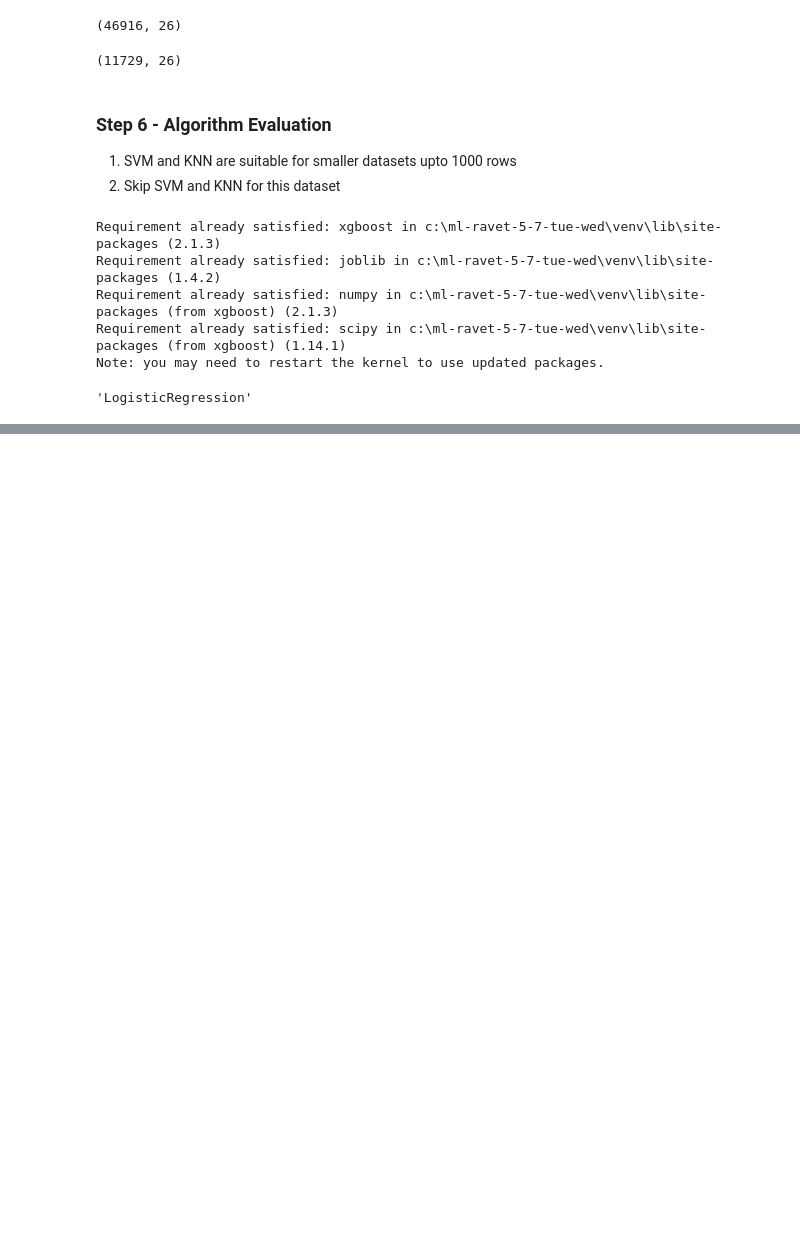
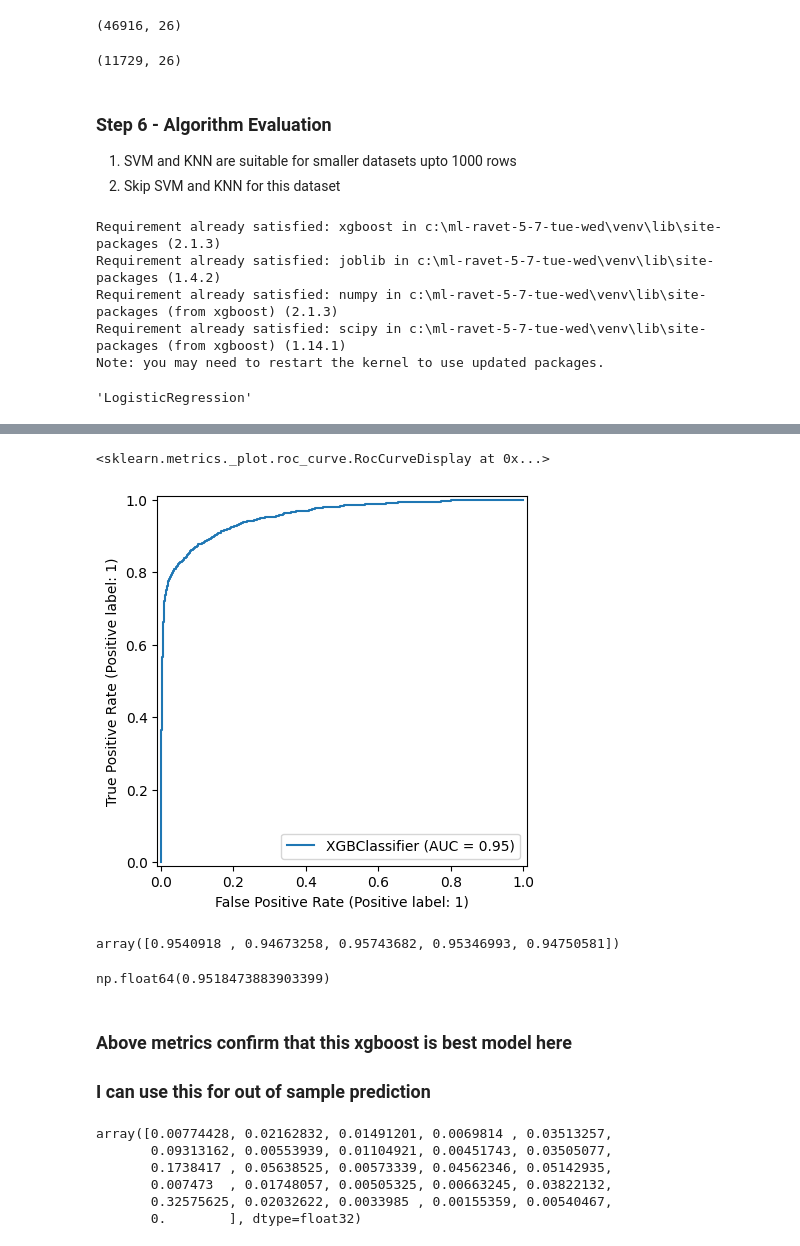
Before and after one commit to utkarshg1/ML-Ravet-5-7-Tue-Wed, a Jupyter notebook: 14 Algo Evaluation/AlgoEval.ipynb, the cells around one changed output, grey strips where cells are left out. Cells and saved outputs as stored; diff of their text form; code cells hidden in the pictures; blank space fills up the shorter version.

```diff
--- a/14 Algo Evaluation/AlgoEval.ipynb
+++ b/14 Algo Evaluation/AlgoEval.ipynb
@@ -287,0 +405,29 @@ def evaluate_single_model(model, xtrain, ytrain, xtest, ytest):
+# %%
+from sklearn.metrics import RocCurveDisplay
+
+RocCurveDisplay.from_estimator(best_model, xtest, ytest)
+# %% [output]
+<sklearn.metrics._plot.roc_curve.RocCurveDisplay at 0x...>
+[figure, added]
+# %%
+roc_scores = cross_val_score(best_model, xtrain, ytrain, cv=5, scoring="roc_auc")
+
+roc_scores
+# %% [output]
+array([0.9540918 , 0.94673258, 0.95743682, 0.95346993, 0.94750581])
+# %%
+roc_scores.mean()
+# %% [output]
+np.float64(0.9518473883903399)
+# %% [markdown]
+### Above metrics confirm that this xgboost is best model here
+### I can use this for out of sample prediction
+# %%
+best_model.feature_importances_
+# %% [output]
+array([0.00774428, 0.02162832, 0.01491201, 0.0069814 , 0.03513257,
+       0.09313162, 0.00553939, 0.01104921, 0.00451743, 0.03505077,
+       0.1738417 , 0.05638525, 0.00573339, 0.04562346, 0.05142935,
+       0.007473  , 0.01748057, 0.00505325, 0.00663245, 0.03822132,
+       0.32575625, 0.02032622, 0.0033985 , 0.00155359, 0.00540467,
+       0.        ], dtype=float32)
```
Also changed, not shown: parts of 35 cells of this notebook, 3 other files.
